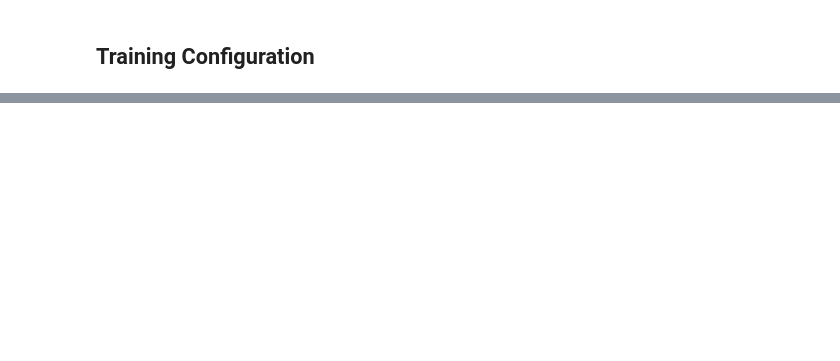
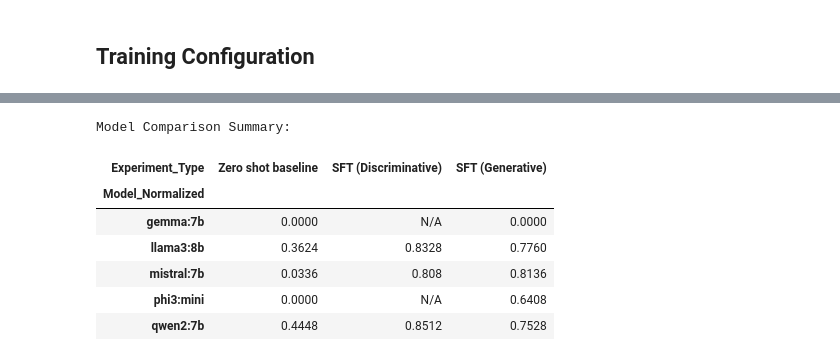
Before and after one commit to yass-ML/AdvancedNLP-Project, a Jupyter notebook: notebooks/view_experiments.ipynb, the cells around one changed output, grey strips where cells are left out. Saved outputs shown, nothing was run; the diff lists cells and outputs as text; code cells hidden in the pictures; blank space fills up the shorter version.

```diff
--- a/notebooks/view_experiments.ipynb
+++ b/notebooks/view_experiments.ipynb
@@ -75,0 +163,68 @@ df[available_config]
+# %%
+# Define categorization logic
+def get_experiment_category(row):
+    model = row.get('Model', '')
+    ft = row.get('Finetune')
+    task = row.get('Task')
+
+    # unsloth/* models are the base/zero-shot models
+    if model.startswith('unsloth/'):
+        return 'Zero shot baseline'
+    # Check for discriminative
+    elif ft == 'classification head classification finetune':
+        return 'SFT (Discriminative)'
+    # Check for generative
+    elif ft == 'generative classification finetune':
+        return 'SFT (Generative)'
+    # Check for zero shot / base
+    elif task == 'Zero-shot generative classification' or pd.isna(ft) or ft == 'None':
+        return 'Zero shot baseline'
+    return 'Other'
+
+# Apply categorization
+eval_df['Experiment_Type'] = eval_df.apply(get_experiment_category, axis=1)
+
+# Normalize model names to associate base models with finetuned ones
+def normalize_model_name(name):
+    name_lower = name.lower()
+    if 'gemma' in name_lower and '7b' in name_lower:
+        return 'gemma:7b'
+    if 'llama' in name_lower and '3' in name_lower and '8b' in name_lower:
+        return 'llama3:8b'
+    if 'mistral' in name_lower and '7b' in name_lower:
+        return 'mistral:7b'
+    if 'phi' in name_lower and '3' in name_lower and 'mini' in name_lower:
+        return 'phi3:mini'
+    if 'qwen' in name_lower and '2' in name_lower and '7b' in name_lower:
+        return 'qwen2:7b'
+    return name
+
+eval_df['Model_Normalized'] = eval_df['Model'].apply(normalize_model_name)
+
+# Create pivot table using normalized model names
+comparison_table = eval_df.pivot_table(
+    index='Model_Normalized',
+    columns='Experiment_Type',
+    values='Accuracy',
+    aggfunc='max'
+)
+
+# Reorder columns strictly as requested
+target_cols = ['Zero shot baseline', 'SFT (Discriminative)', 'SFT (Generative)']
+existing_target_cols = [c for c in target_cols if c in comparison_table.columns]
+comparison_table = comparison_table[existing_target_cols]
+
+# Fill NaNs with "N/A"
+comparison_table = comparison_table.fillna('N/A')
+
+print("Model Comparison Summary:")
+display(comparison_table)
+# %% [output]
+Model Comparison Summary:
+| Experiment_Type | Zero shot baseline | SFT (Discriminative) | SFT (Generative) |
+| Model_Normalized |  |  |  |
+| gemma:7b | 0.0000 | N/A | 0.0000 |
+| llama3:8b | 0.3624 | 0.8328 | 0.7760 |
+| mistral:7b | 0.0336 | 0.808 | 0.8136 |
+| phi3:mini | 0.0000 | N/A | 0.6408 |
+| qwen2:7b | 0.4448 | 0.8512 | 0.7528 |
```
Also changed, not shown: parts of 7 cells of this notebook, 6 other files.
